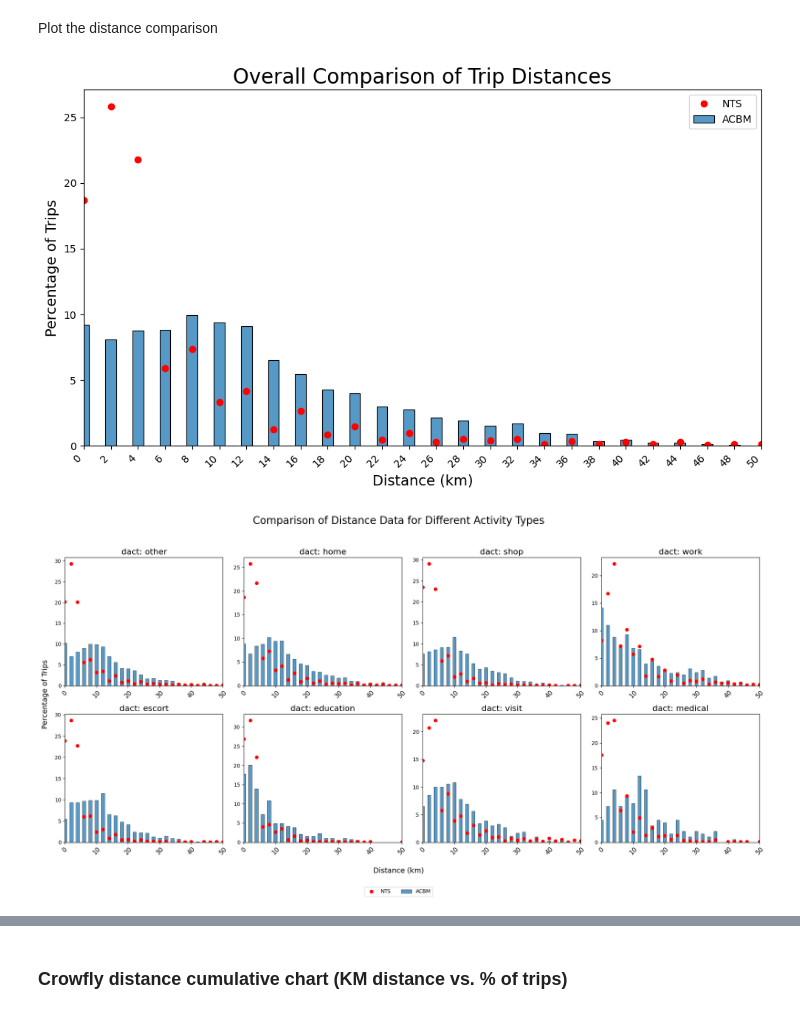
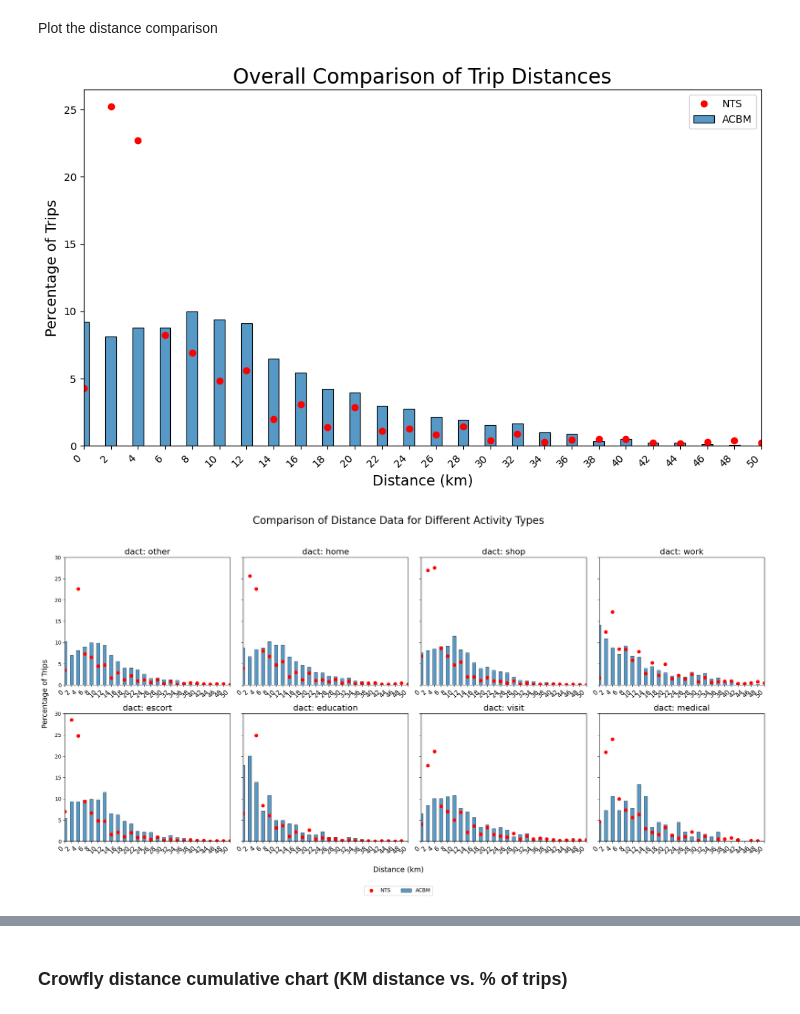
Before and after one commit to Urban-Analytics-Technology-Platform/acbm, a Jupyter notebook: notebooks/5_validate_outputs.ipynb, the cells around one changed output, grey strips where cells are left out. Drawn from its saved outputs; the diff is of its cells as text; code cells hidden in the pictures.

```diff
--- a/notebooks/5_validate_outputs.ipynb
+++ b/notebooks/5_validate_outputs.ipynb
@@ -54,3 +58,7 @@ legs_nts = legs_nts.rename(columns={"TripDisIncSW": "distance"})
+# %%
+# convert legs_nts["distance"] from miles to km
+
+legs_nts["distance"] = legs_nts["distance"] * 1.60934
 # %% [markdown]
 ### Preprocess: Add columns
 # %%
@@ -587,15 +600,22 @@ ax.legend()
 plt.tight_layout()
 plt.show()
 # %% [output]
-[figure, old version]
+[figure, new version]
 # %%
+import pandas as pd
+import matplotlib.pyplot as plt
+import seaborn as sns
+import numpy as np
+from typing import Optional, Tuple
+
 def plot_distance_comparison(legs_acbm: pd.DataFrame,
                              legs_nts: pd.DataFrame,
                              activity_column: str = 'dact',
                              distance_column: str = 'distance',
                              bin_size: int = 2,
                              num_cols: int = 4,
-                             figsize: Optional[Tuple[int, int]] = (20, 5),
+                             max_y_value: int = 100,
+                             figsize: Tuple[int, int] = (20, 5),
                              distance_threshold: Optional[int] = None) -> None:
     """
     Plots a comparison of distance data for different activity types.
@@ -614,7 +634,9 @@ def plot_distance_comparison(legs_acbm: pd.DataFrame,
         The size of the bins for rounding distances. Default is 2 km.
     num_cols : int, optional
         The number of columns for the subplots. Default is 4.
-    figsize : tuple of int, optional
+    max_y_value : int, optional
+        The maximum value for the y-axis. Default is 100.
+    figsize : tuple of int
         The size of the figure. Default is (20, 5).
     distance_threshold : int, optional
         The maximum value for the x-axis. Default is None.
@@ -642,7 +664,7 @@ def plot_distance_comparison(legs_acbm: pd.DataFrame,
     # Create a figure with subplots
     num_plots = len(unique_dact_values)
     num_rows = (num_plots + num_cols - 1) // num_cols
-    fig, axes = plt.subplots(num_rows, num_cols, figsize=(figsize[0], num_rows * figsize[1]), sharey=False)
+    fig, axes = plt.subplots(num_rows, num_cols, figsize=(figsize[0], num_rows * figsize[1]), sharey=True)
     axes = axes.flatten()
 
     # Iterate over unique dact values and create plots
@@ -658,40 +680,43 @@ def plot_distance_comparison(legs_acbm: pd.DataFrame,
 
         # Set x-axis limits based on max_distance
         ax.set_xlim(0, max_distance)
+        # Set y-axis limits based on max_y_value
+        ax.set_ylim(0, max_y_value)
+
         # Add x-axis ticks and labels for each bar
-        # ax.set_xticks(bins)
-        # ax.set_xticklabels([str(bin) for bin in bins], rotation=45, ha='right')
+        ax.set_xticks(bins)
+        ax.set_xticklabels([str(bin) for bin in bins], rotation=45, ha='right')
 
         # Remove individual subplot labels
         ax.set_xlabel('')
         ax.set_ylabel('')
 
         # Add dots to represent the percentage values of legs_nts["distance_binned"]
         nts_distance_counts = nts_data['distance_binned'].value_counts(normalize=True).sort_index() * 100
         if not nts_distance_counts.empty:
             bin_centers = nts_distance_counts.index
             ax.plot(bin_centers, nts_distance_counts.values, 'ro', label='NTS')  # 'ro' means red dot
 
     # Remove any empty subplots
     for j in range(i + 1, len(axes)):
         fig.delaxes(axes[j])
 
     # Add a main legend at the bottom
     handles, labels = ax.get_legend_handles_labels()
     fig.legend(handles, labels, loc='lower center', ncol=2, bbox_to_anchor=(0.5, -0.05))
 
     # Add a main title to the figure
     fig.suptitle('Comparison of Distance Data for Different Activity Types', fontsize=20)
 
     # Add a single centered x-label and y-label
     fig.text(0.5, 0.02, 'Distance (km)', ha='center', fontsize=14)
     fig.text(0.02, 0.5, 'Percentage of Trips', va='center', rotation='vertical', fontsize=14)
 
     # Adjust layout to make room for the main title and labels
     plt.tight_layout(rect=[0.03, 0.05, 1, 0.95])
     plt.show()
 
 # Example usage
-plot_distance_comparison(legs_acbm_geo, legs_nts2, distance_threshold=50)
+plot_distance_comparison(legs_acbm_geo, legs_nts, distance_threshold=50, max_y_value=30)
 # %% [output]
-[figure, old version]
+[figure, new version]
```
Also changed, not shown: parts of 14 cells of this notebook.
